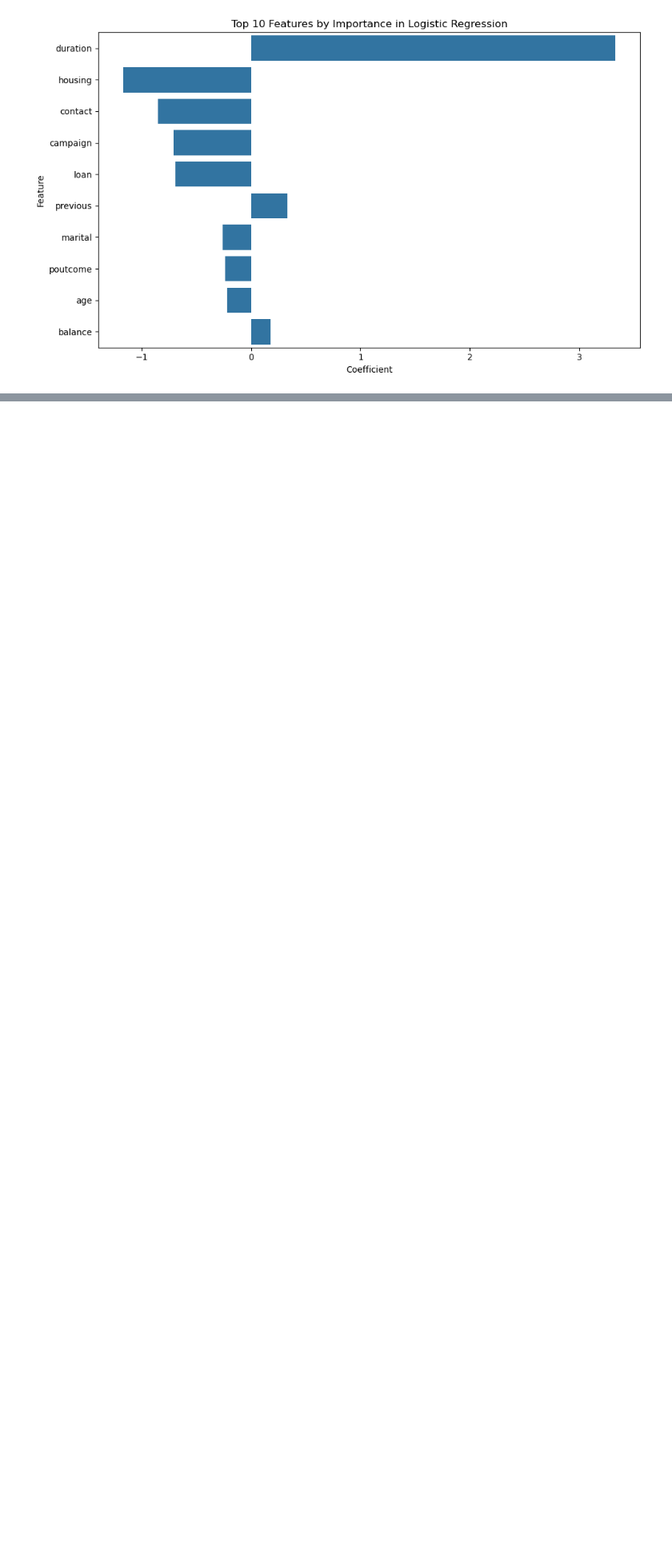
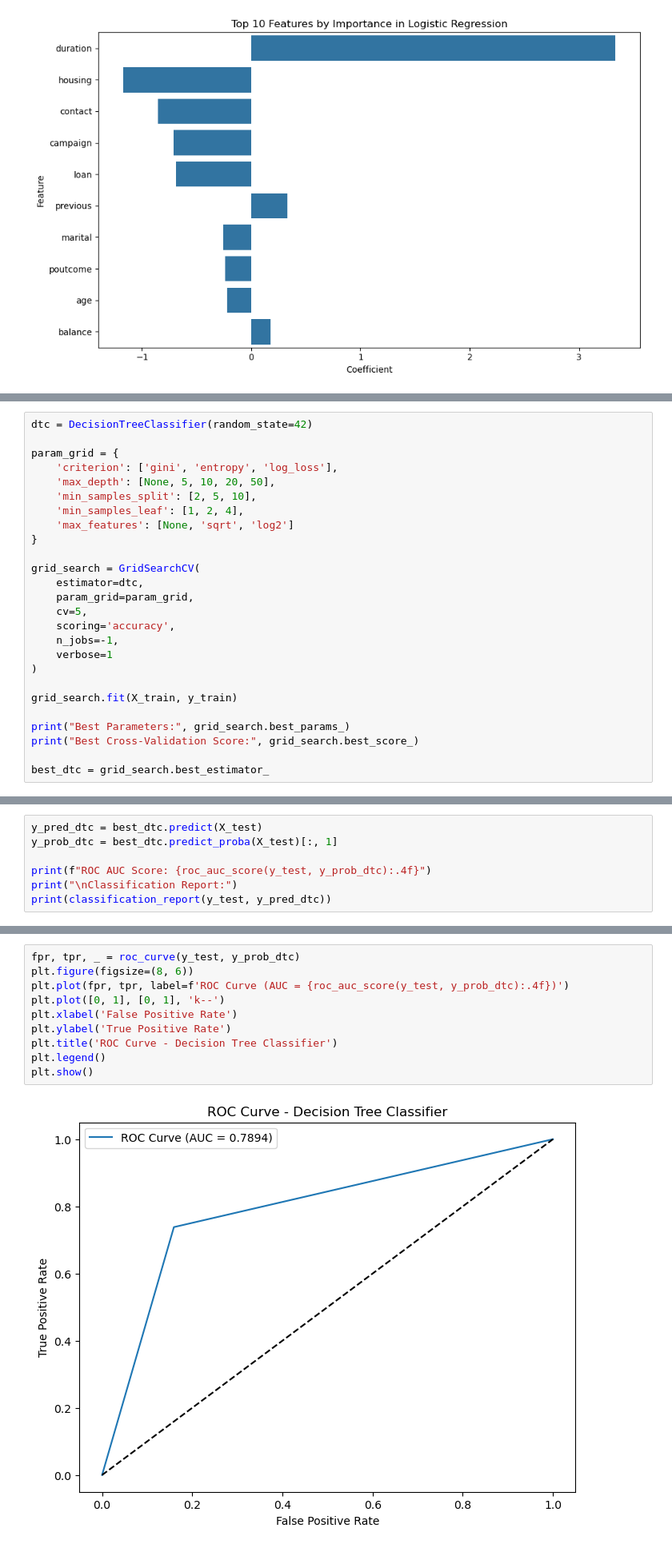
Before and after one commit to YXlh-64/ML-Workflow-Notebooks, a Jupyter notebook: preprocess.ipynb, the cells around one changed output, grey strips where cells are left out. Shown at 80% size. Saved outputs shown, nothing was run; the diff lists cells and outputs as text; blank space fills up the shorter version.

```diff
--- a/preprocess.ipynb
+++ b/preprocess.ipynb
@@ -376,0 +386,26 @@ plt.show()
+# %%
+dtc = DecisionTreeClassifier(random_state=42)
+
+param_grid = {
+    'criterion': ['gini', 'entropy', 'log_loss'],
+    'max_depth': [None, 5, 10, 20, 50],
+    'min_samples_split': [2, 5, 10],
+    'min_samples_leaf': [1, 2, 4],
+    'max_features': [None, 'sqrt', 'log2']
+}
+
+grid_search = GridSearchCV(
+    estimator=dtc,
+    param_grid=param_grid,
+    cv=5,
+    scoring='accuracy',
+    n_jobs=-1,
+    verbose=1
+)
+
+grid_search.fit(X_train, y_train)
+
+print("Best Parameters:", grid_search.best_params_)
+print("Best Cross-Validation Score:", grid_search.best_score_)
+
+best_dtc = grid_search.best_estimator_
@@ -376,0 +418,7 @@ plt.show()
+# %%
+y_pred_dtc = best_dtc.predict(X_test)
+y_prob_dtc = best_dtc.predict_proba(X_test)[:, 1]
+
+print(f"ROC AUC Score: {roc_auc_score(y_test, y_prob_dtc):.4f}")
+print("\nClassification Report:")
+print(classification_report(y_test, y_pred_dtc))
@@ -376,0 +439,12 @@ plt.show()
+# %%
+fpr, tpr, _ = roc_curve(y_test, y_prob_dtc)
+plt.figure(figsize=(8, 6))
+plt.plot(fpr, tpr, label=f'ROC Curve (AUC = {roc_auc_score(y_test, y_prob_dtc):.4f})')
+plt.plot([0, 1], [0, 1], 'k--')
+plt.xlabel('False Positive Rate')
+plt.ylabel('True Positive Rate')
+plt.title('ROC Curve - Decision Tree Classifier')
+plt.legend()
+plt.show()
+# %% [output]
+[figure, added]
```
Also changed, not shown: parts of 41 cells of this notebook.
